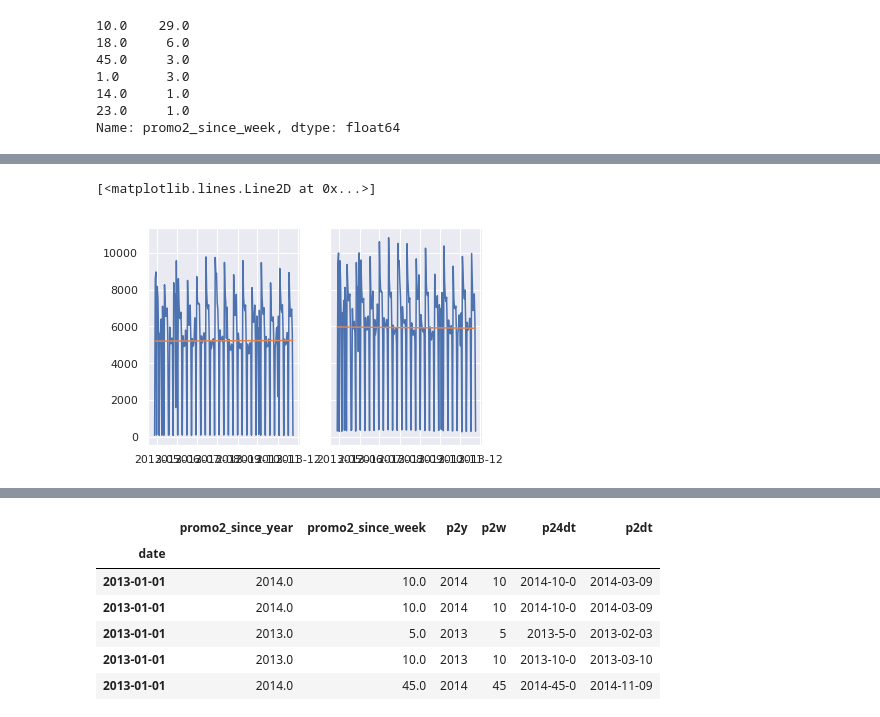
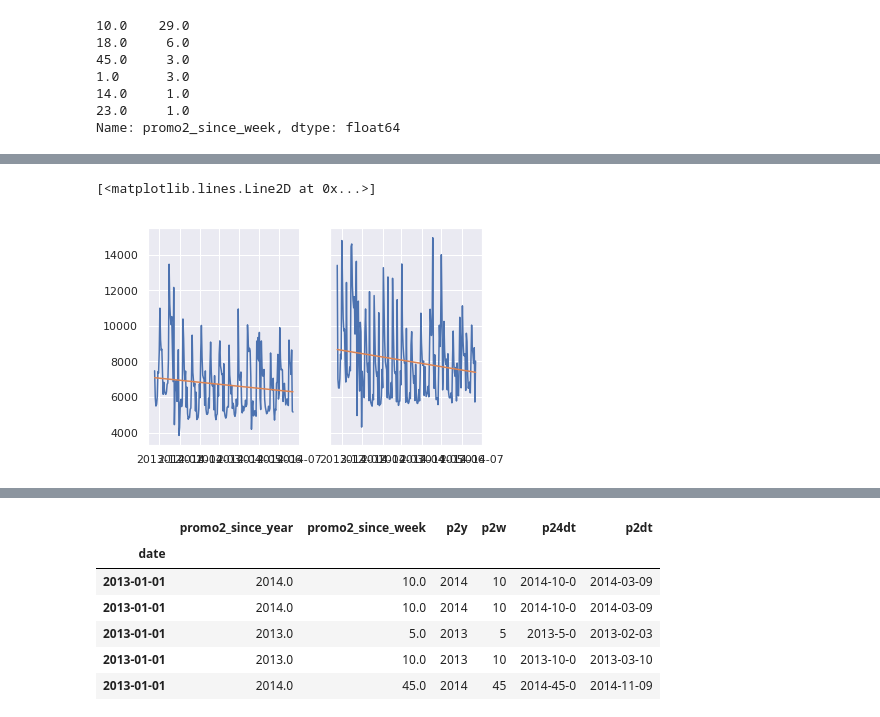
Before and after one commit to c74p/Capstone-SalesForecasting, a Jupyter notebook: notebooks/EDA/EDA.ipynb, the cells around one changed output, grey strips where cells are left out. Cells and saved outputs as stored; diff of their text form; code cells hidden in the pictures.

```diff
--- a/notebooks/EDA/EDA.ipynb
+++ b/notebooks/EDA/EDA.ipynb
@@ -774,23 +849,24 @@ Name: promo2_since_week, dtype: float64
 # %%
 # Prep the data for display
-promo2 = df[(df.date >= '2013-04-28') & (df.date <= '2013-11-24') & (df.promo2 == 1)]
-non_promo2 = df[(df.date >= '2013-04-28') & (df.date <= '2013-11-24') & (df.promo2 == 0)]
+open = df[df.open == 1]
+promo2 = open[(open.date >= '2013-11-24') & (open.date <= '2014-06-22') & (open.promo2 == 1)]
+non_promo2 = open[(open.date >= '2013-11-24') & (open.date <= '2014-06-22') & (open.promo2 == 0)]
 avg_sales_by_promo2 = promo2.groupby('date').sales.mean()
 avg_sales_by_non_promo2 = non_promo2.groupby('date').sales.mean()
 
 # Create regressions for the two avg_sales_by_ lines
 xs = np.linspace(0, 211, 211)
 a0, b0 = np.polyfit(xs, avg_sales_by_promo2, deg=1)
 a1, b1 = np.polyfit(xs, avg_sales_by_non_promo2, deg=1)
 
 fake = np.ones(211) * 6000
 # Create and display the chart
 fig, (ax0, ax1) = plt.subplots(1, 2, sharex='col', sharey='row')
 ax0.plot(avg_sales_by_promo2)
 #ax0.plot(xs, a0*xs + b0)
 ax0.plot(avg_sales_by_promo2.index, a0*xs+b0)
 ax1.plot(avg_sales_by_non_promo2)
 ax1.plot(avg_sales_by_non_promo2.index, a1*xs + b1)
 # %% [output]
 [<matplotlib.lines.Line2D at 0x...>]
-[figure, old version]
+[figure, new version]
```
Also changed, not shown: parts of 8 cells of this notebook, 1 other file.
